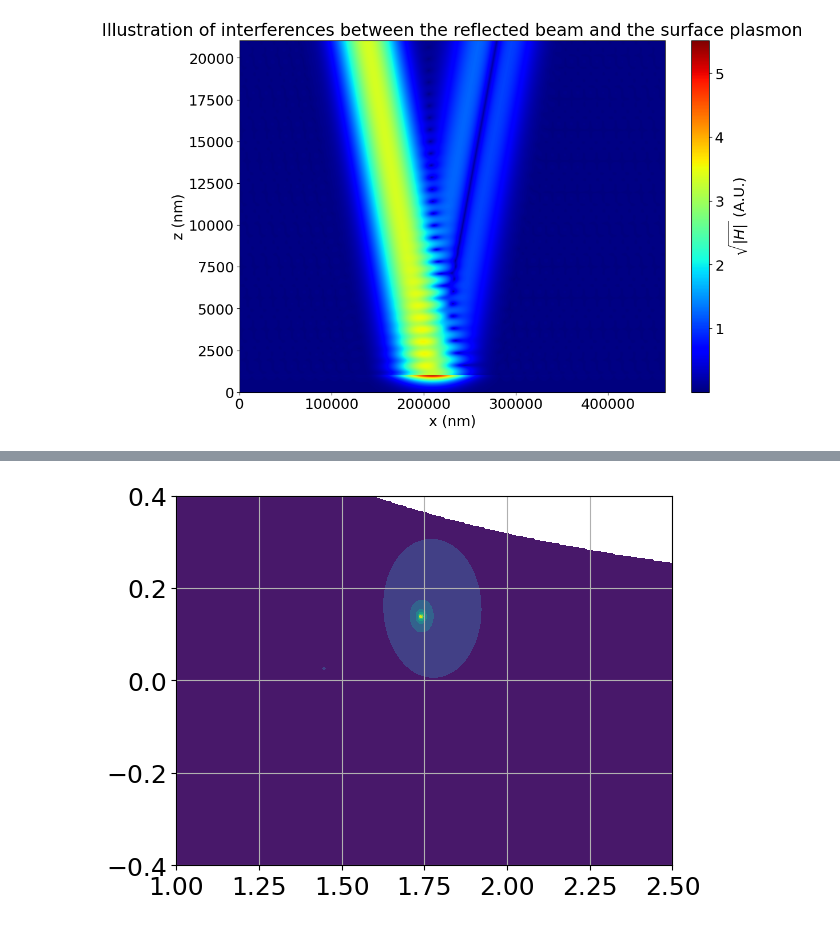
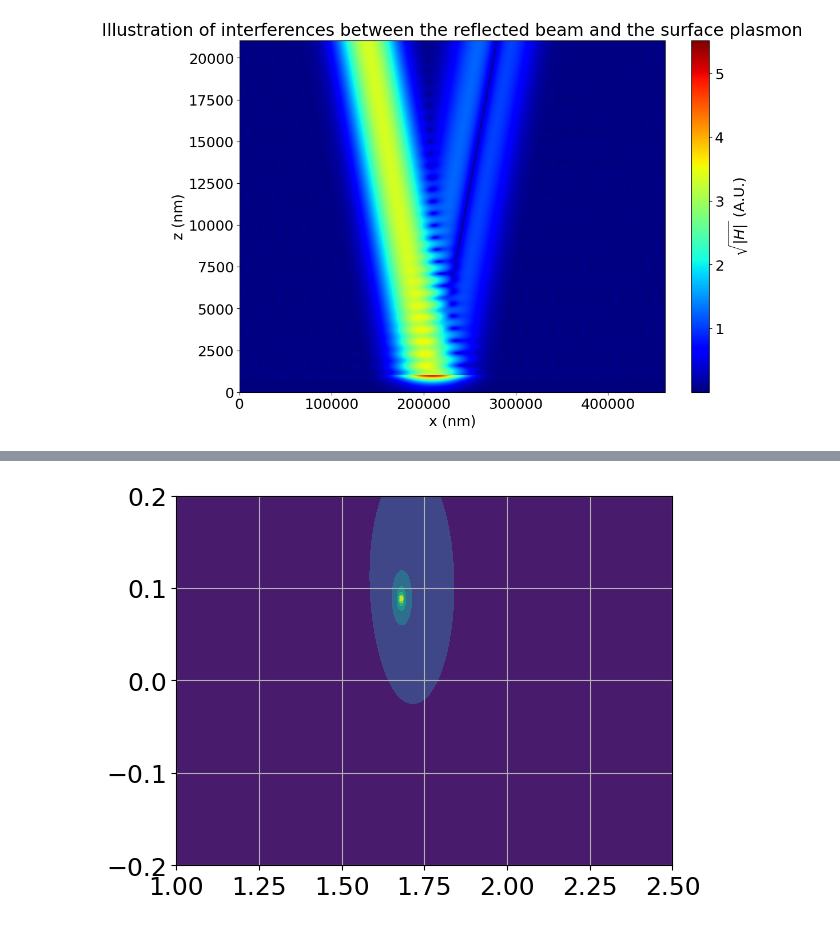
Before and after one commit to Tristan63170/Interferometric_Reflectivity_Dip, a Jupyter notebook: with_water/surface_plasmon_illustration.ipynb, the cells around one changed output, grey strips where cells are left out. Saved outputs shown, nothing was run; the diff lists cells and outputs as text; code cells hidden in the pictures.

```diff
--- a/with_water/surface_plasmon_illustration.ipynb
+++ b/with_water/surface_plasmon_illustration.ipynb
@@ -64,14 +64,15 @@ H//, TM, p polarization
 Pixels vertically: 2104
 [figure]
 # %%
-thickness = [4000, 2, h_Au, 1000]  # thickness of each layer
-stack = [0, 1, 2, 3]
+mat = ["BK7",Cr,Au,1.33**2]
+thickness = [4000, 2, h_Au]  # thickness of each layer
+stack = [0, 1, 2]
 structure = PM.Structure(mat, stack, thickness, verbose=False)
 # %%
-X,Y,T = complex_map(structure,wavelength,1,[1.,2.5],[-0.4,0.4],300,300)
+X,Y,T = complex_map(structure,wavelength,1,[1.,2.5],[-0.2,0.2],300,300)
 plt.contourf(X,Y,np.sqrt(np.real(T)))
 plt.grid(True);
 
-l_modes = guided_modes(structure,wavelength,1,1.0+0.15j,2.0+0.15j)
+l_modes = guided_modes(structure,wavelength,1,1.5,2.0)
 print(l_modes)
 # %% [output]
@@ -92 +80 @@ Warning: maximum number of steps reached. Final n_eff: (1.2983589488698686+0.113
-[figure, old version]
+[figure, new version]
```
Also changed, not shown: parts of 1 cell of this notebook.
